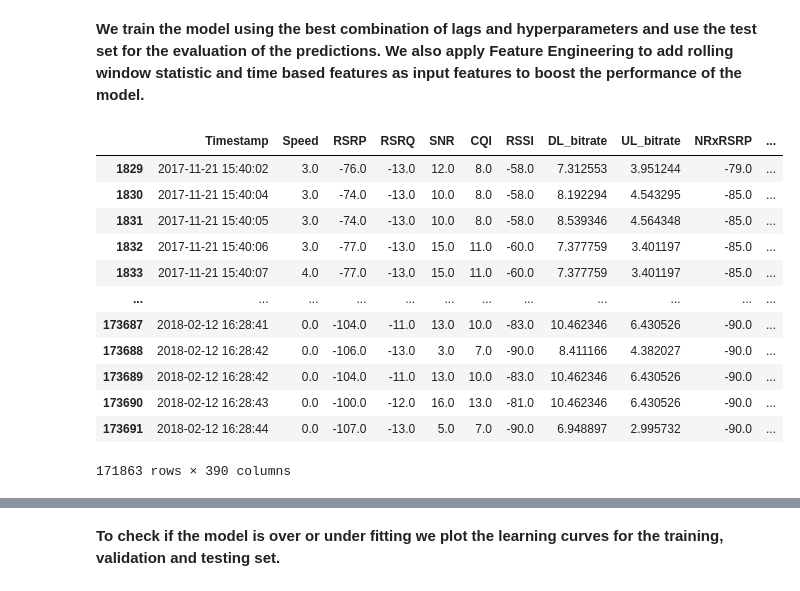
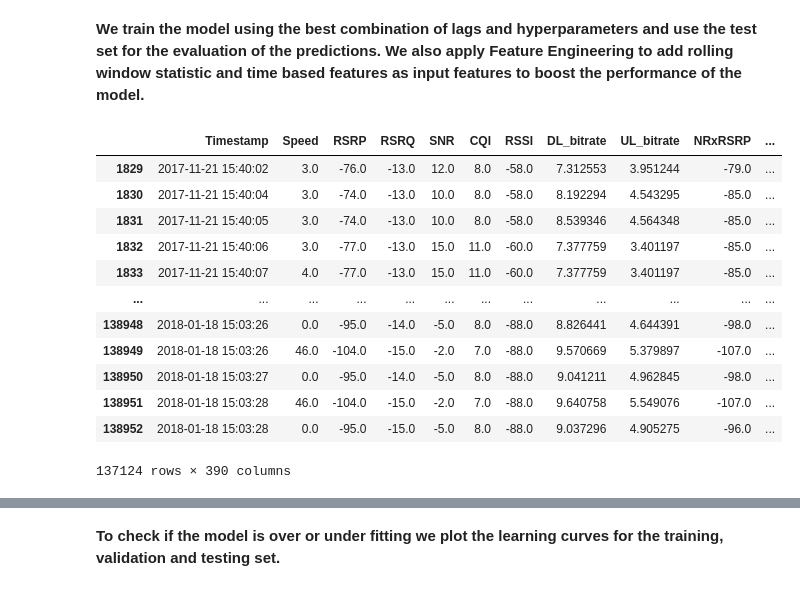
Before and after one commit to miltiadiss/CEID_NE577-5G-Architectures-Technologies-Applications-and-Key-Performance-Indexes, a Jupyter notebook: Code/XGBoost_Regressor_with_SHAP.ipynb, the cells around one changed output, grey strips where cells are left out. Saved outputs shown, nothing was run; the diff lists cells and outputs as text; code cells hidden in the pictures.

```diff
--- a/Code/XGBoost_Regressor_with_SHAP.ipynb
+++ b/Code/XGBoost_Regressor_with_SHAP.ipynb
@@ -170,16 +188,16 @@ for col in apply_log_to:
-# %%
-df_lagged
-# %% [output]
-|  | Timestamp | Speed | RSRP | RSRQ | SNR | CQI | RSSI | DL_bitrate | UL_bitrate | NRxRSRP | ... |
-| 1829 | 2017-11-21 15:40:02 | 3.0 | -76.0 | -13.0 | 12.0 | 8.0 | -58.0 | 7.312553 | 3.951244 | -79.0 | ... |
-| 1830 | 2017-11-21 15:40:04 | 3.0 | -74.0 | -13.0 | 10.0 | 8.0 | -58.0 | 8.192294 | 4.543295 | -85.0 | ... |
-| 1831 | 2017-11-21 15:40:05 | 3.0 | -74.0 | -13.0 | 10.0 | 8.0 | -58.0 | 8.539346 | 4.564348 | -85.0 | ... |
-| 1832 | 2017-11-21 15:40:06 | 3.0 | -77.0 | -13.0 | 15.0 | 11.0 | -60.0 | 7.377759 | 3.401197 | -85.0 | ... |
-| 1833 | 2017-11-21 15:40:07 | 4.0 | -77.0 | -13.0 | 15.0 | 11.0 | -60.0 | 7.377759 | 3.401197 | -85.0 | ... |
-| ... | ... | ... | ... | ... | ... | ... | ... | ... | ... | ... | ... |
-| 173687 | 2018-02-12 16:28:41 | 0.0 | -104.0 | -11.0 | 13.0 | 10.0 | -83.0 | 10.462346 | 6.430526 | -90.0 | ... |
-| 173688 | 2018-02-12 16:28:42 | 0.0 | -106.0 | -13.0 | 3.0 | 7.0 | -90.0 | 8.411166 | 4.382027 | -90.0 | ... |
-| 173689 | 2018-02-12 16:28:42 | 0.0 | -104.0 | -11.0 | 13.0 | 10.0 | -83.0 | 10.462346 | 6.430526 | -90.0 | ... |
-| 173690 | 2018-02-12 16:28:43 | 0.0 | -100.0 | -12.0 | 16.0 | 13.0 | -81.0 | 10.462346 | 6.430526 | -90.0 | ... |
-| 173691 | 2018-02-12 16:28:44 | 0.0 | -107.0 | -13.0 | 5.0 | 7.0 | -90.0 | 6.948897 | 2.995732 | -90.0 | ... |
-171863 rows × 390 columns
+# %%
+df_train_processed
+# %% [output]
+|  | Timestamp | Speed | RSRP | RSRQ | SNR | CQI | RSSI | DL_bitrate | UL_bitrate | NRxRSRP | ... |
+| 1829 | 2017-11-21 15:40:02 | 3.0 | -76.0 | -13.0 | 12.0 | 8.0 | -58.0 | 7.312553 | 3.951244 | -79.0 | ... |
+| 1830 | 2017-11-21 15:40:04 | 3.0 | -74.0 | -13.0 | 10.0 | 8.0 | -58.0 | 8.192294 | 4.543295 | -85.0 | ... |
+| 1831 | 2017-11-21 15:40:05 | 3.0 | -74.0 | -13.0 | 10.0 | 8.0 | -58.0 | 8.539346 | 4.564348 | -85.0 | ... |
+| 1832 | 2017-11-21 15:40:06 | 3.0 | -77.0 | -13.0 | 15.0 | 11.0 | -60.0 | 7.377759 | 3.401197 | -85.0 | ... |
+| 1833 | 2017-11-21 15:40:07 | 4.0 | -77.0 | -13.0 | 15.0 | 11.0 | -60.0 | 7.377759 | 3.401197 | -85.0 | ... |
+| ... | ... | ... | ... | ... | ... | ... | ... | ... | ... | ... | ... |
+| 138948 | 2018-01-18 15:03:26 | 0.0 | -95.0 | -14.0 | -5.0 | 8.0 | -88.0 | 8.826441 | 4.644391 | -98.0 | ... |
+| 138949 | 2018-01-18 15:03:26 | 46.0 | -104.0 | -15.0 | -2.0 | 7.0 | -88.0 | 9.570669 | 5.379897 | -107.0 | ... |
+| 138950 | 2018-01-18 15:03:27 | 0.0 | -95.0 | -14.0 | -5.0 | 8.0 | -88.0 | 9.041211 | 4.962845 | -98.0 | ... |
+| 138951 | 2018-01-18 15:03:28 | 46.0 | -104.0 | -15.0 | -2.0 | 7.0 | -88.0 | 9.640758 | 5.549076 | -107.0 | ... |
+| 138952 | 2018-01-18 15:03:28 | 0.0 | -95.0 | -15.0 | -5.0 | 8.0 | -88.0 | 9.037296 | 4.905275 | -96.0 | ... |
+137124 rows × 390 columns
```
Also changed, not shown: parts of 10 cells of this notebook.
